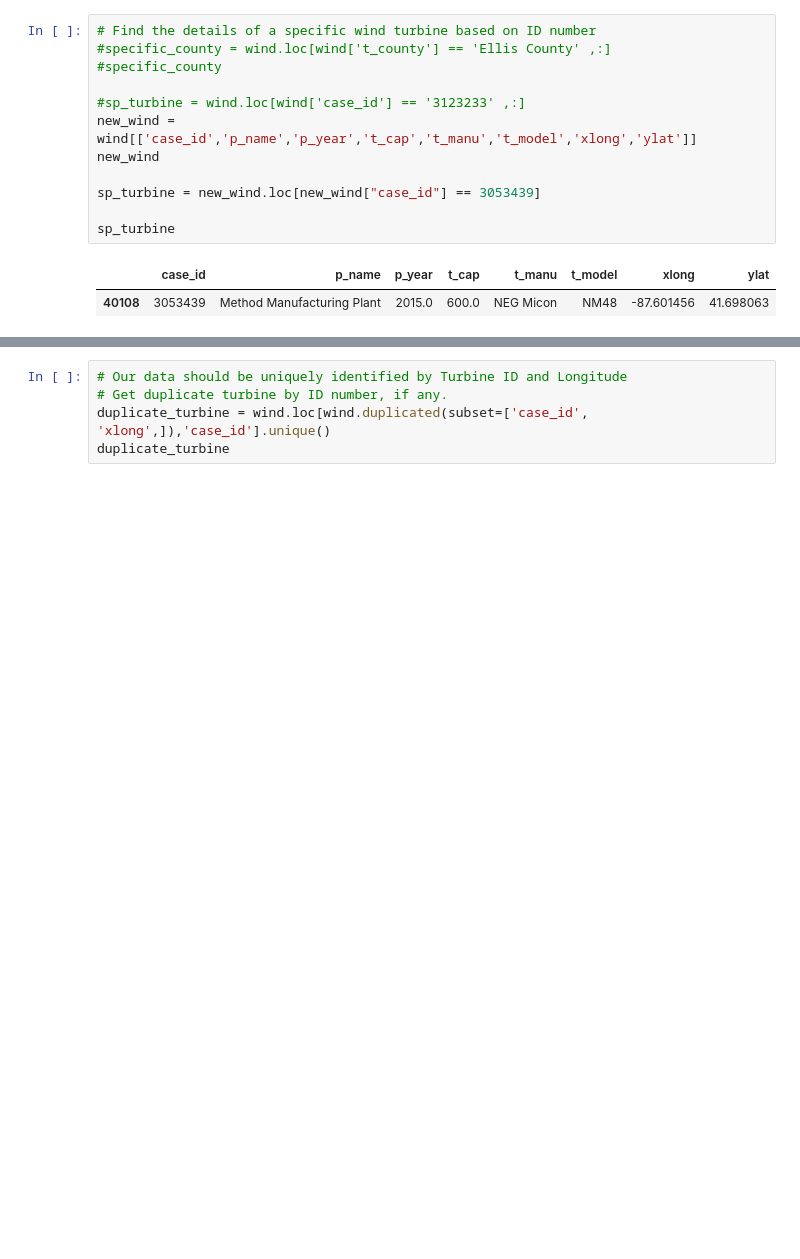
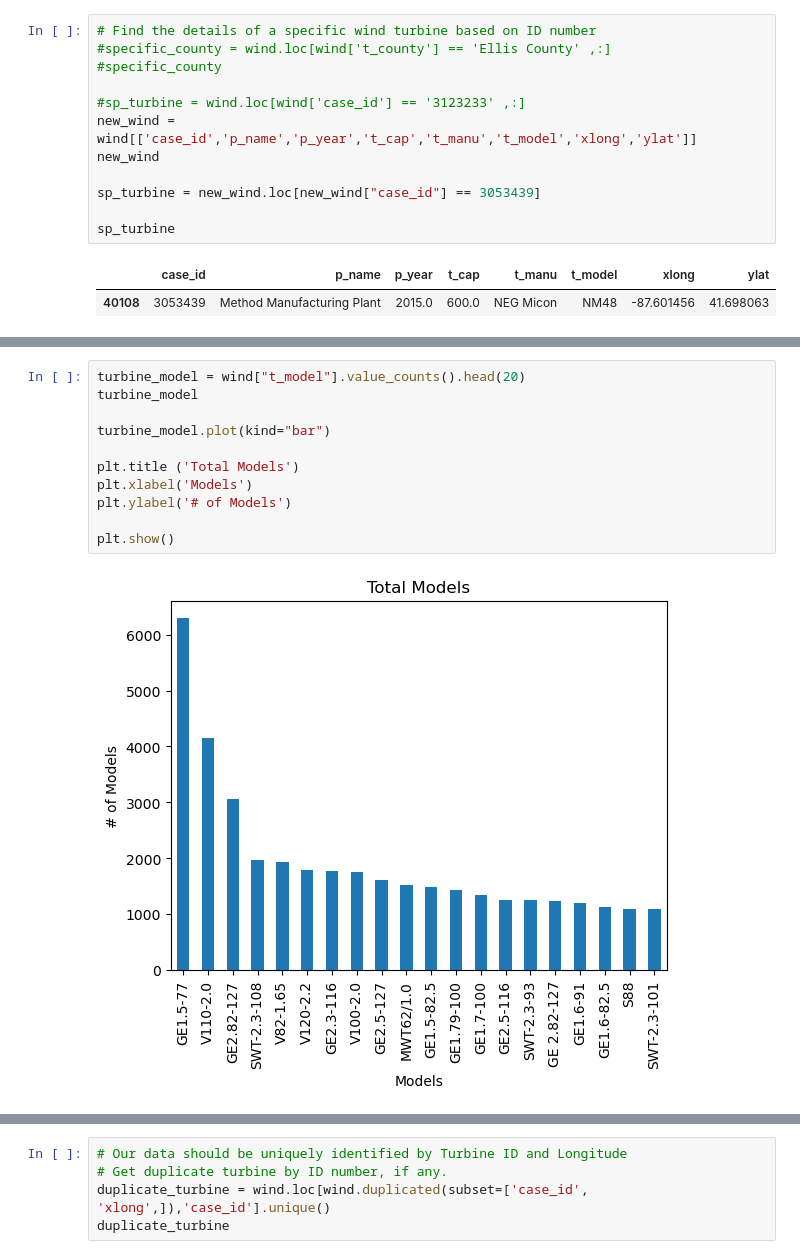
Before and after one commit to Sasterk/WindTurbineProject, a Jupyter notebook: justin_starter.ipynb, the cells around one changed output, grey strips where cells are left out. Drawn from its saved outputs; the diff is of its cells as text; blank space fills up the shorter version.

```diff
--- a/justin_starter.ipynb
+++ b/justin_starter.ipynb
@@ -69,0 +84,13 @@ sp_turbine
+# %%
+turbine_model = wind["t_model"].value_counts().head(20)
+turbine_model
+
+turbine_model.plot(kind="bar")
+
+plt.title ('Total Models')
+plt.xlabel('Models')
+plt.ylabel('# of Models')
+
+plt.show()
+# %% [output]
+[figure, added]
```
Also changed, not shown: parts of 2 cells of this notebook.
